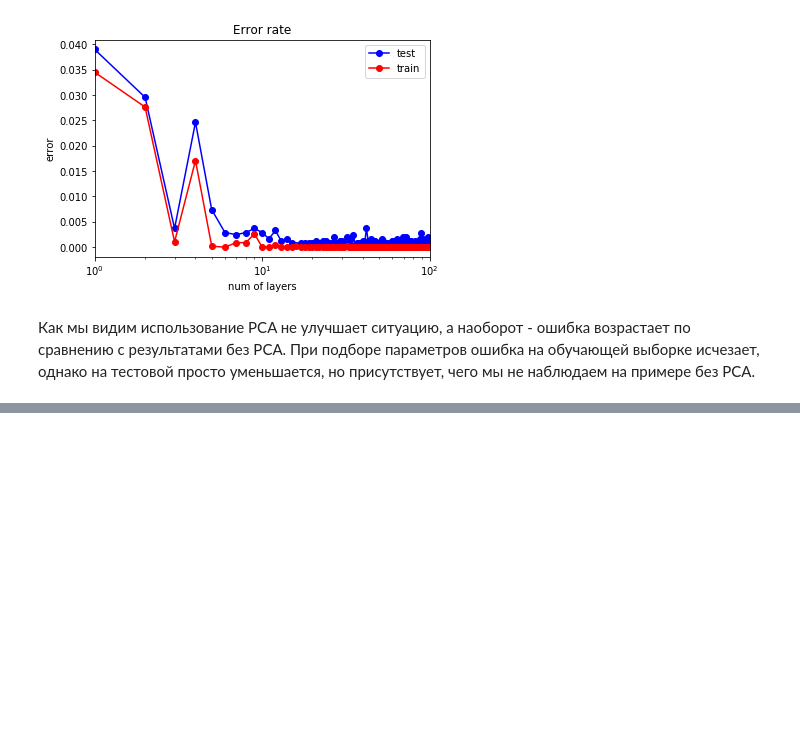
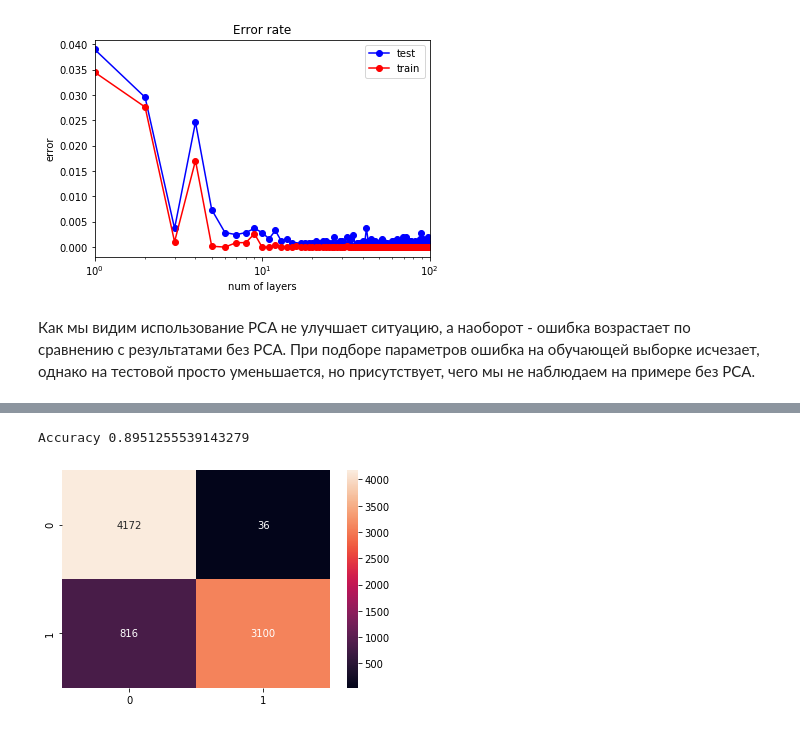
Before and after one commit to MashaSS/Machine_learning, a Jupyter notebook: Machine_learning_lab1.ipynb, the cells around one changed output, grey strips where cells are left out. Saved outputs shown, nothing was run; the diff lists cells and outputs as text; code cells hidden in the pictures; blank space fills up the shorter version.

```diff
--- a/Machine_learning_lab1.ipynb
+++ b/Machine_learning_lab1.ipynb
@@ -646,0 +750,9 @@ pass
+# %%
+km_model = KMeans(n_clusters=2, n_init=200, tol=0.001, init="k-means++")
+km_model.fit(x)
+print("Accuracy {}".format(accuracy_score(km_model.labels_, y)))
+heatmap(confusion_matrix(y, km_model.labels_), annot=True, fmt="d")
+pass
+# %% [output]
+Accuracy 0.8951255539143279
+[figure, added]
```
Also changed, not shown: parts of 24 cells of this notebook.
